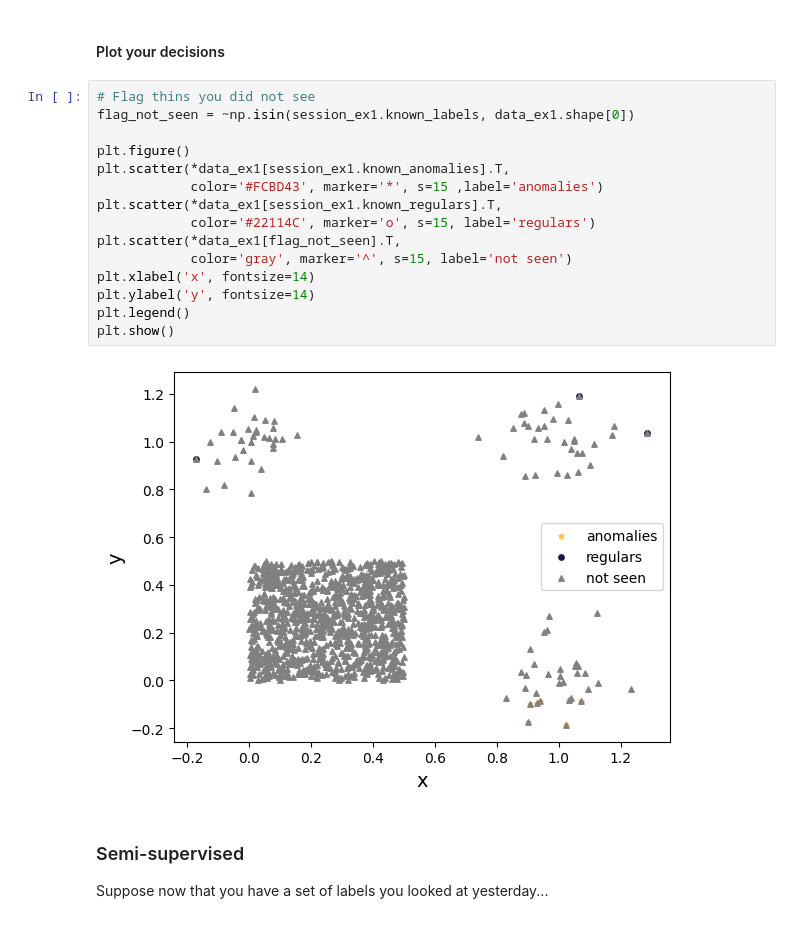
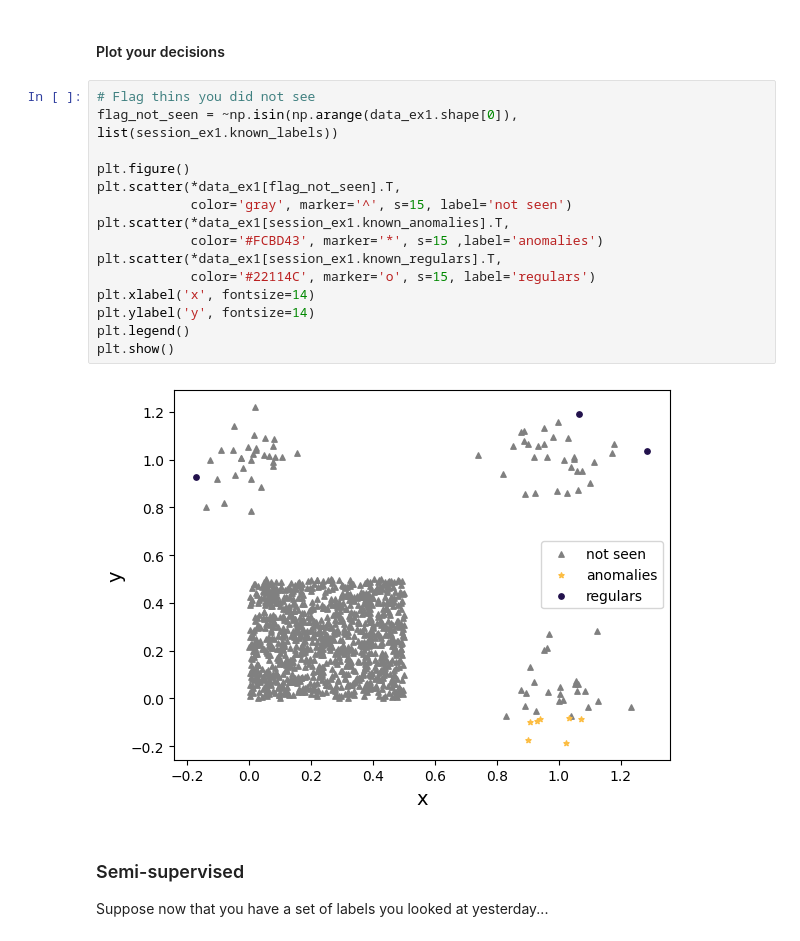
Before and after one commit to snad-space/coniferest, a Jupyter notebook: docs/notebooks/AISSAI_2024_tutorial.ipynb, the cells around one changed output. Saved outputs shown, nothing was run; the diff lists cells and outputs as text.

Commit message:
AISSAI: fix plotting issues

```diff
--- a/docs/notebooks/AISSAI_2024_tutorial.ipynb
+++ b/docs/notebooks/AISSAI_2024_tutorial.ipynb
@@ -187,21 +187,21 @@ array([1049, 1043, 1073])
 #### Plot your decisions
 # %%
 # Flag thins you did not see
-flag_not_seen = ~np.isin(session_ex1.known_labels, data_ex1.shape[0])
+flag_not_seen = ~np.isin(np.arange(data_ex1.shape[0]), list(session_ex1.known_labels))
 
 plt.figure()
+plt.scatter(*data_ex1[flag_not_seen].T,
+            color='gray', marker='^', s=15, label='not seen')
 plt.scatter(*data_ex1[session_ex1.known_anomalies].T,
             color='#FCBD43', marker='*', s=15 ,label='anomalies')
 plt.scatter(*data_ex1[session_ex1.known_regulars].T,
             color='#22114C', marker='o', s=15, label='regulars')
-plt.scatter(*data_ex1[flag_not_seen].T,
-            color='gray', marker='^', s=15, label='not seen')
 plt.xlabel('x', fontsize=14)
 plt.ylabel('y', fontsize=14)
 plt.legend()
 plt.show()
 # %% [output]
-[figure, old version]
+[figure, new version]
 # %% [markdown]
 ### Semi-supervised
 
```
Also changed, not shown: parts of 3 cells of this notebook.
